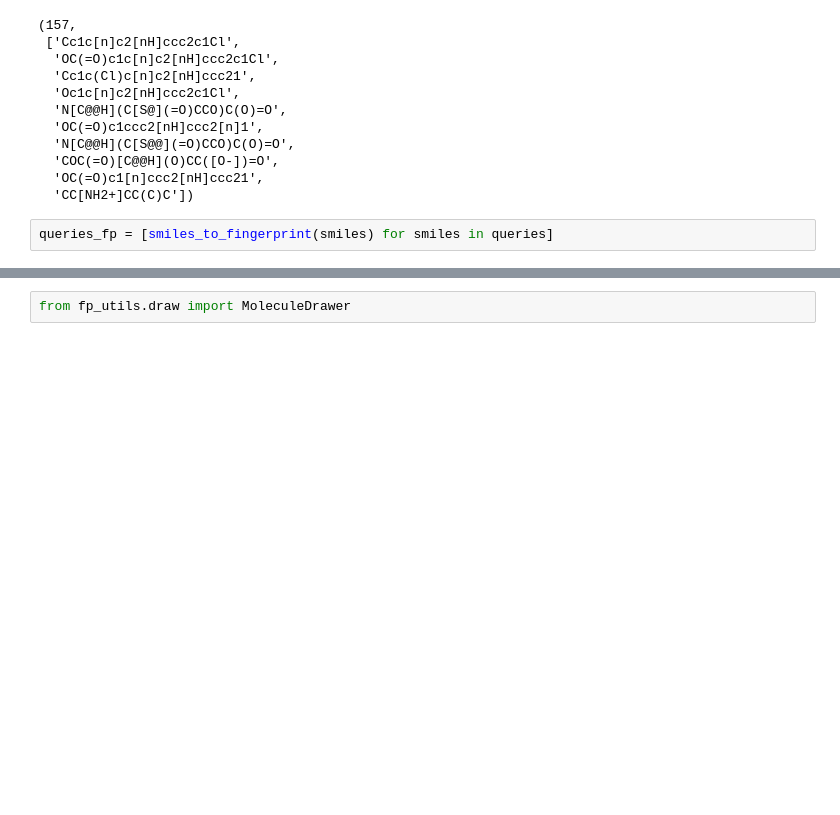
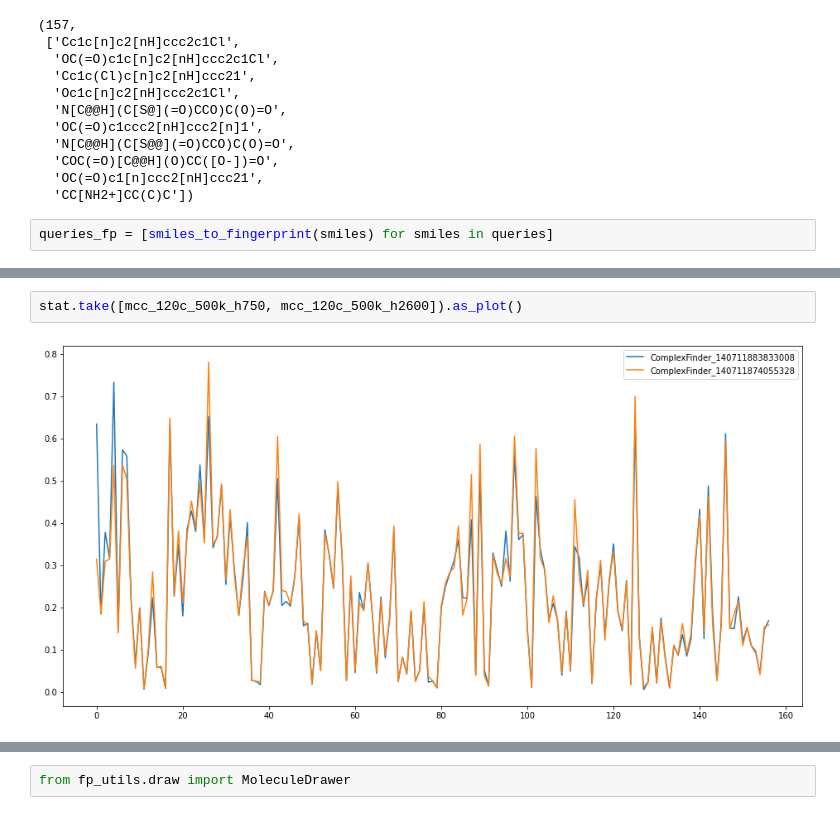
Before and after one commit to quantori/qtr-fingerprint, a Jupyter notebook: notebooks/build_and_run_substructure_finder.ipynb, the cells around one changed output, grey strips where cells are left out. Cells and saved outputs as stored; diff of their text form; blank space fills up the shorter version.

```diff
--- a/notebooks/build_and_run_substructure_finder.ipynb
+++ b/notebooks/build_and_run_substructure_finder.ipynb
@@ -112,0 +174,4 @@ mcc100_2kk = ComplexFinder(Path('/home/Vsevolod.Vaskin/qtr-fingerprint/data/data
+# %%
+stat.take([mcc_120c_500k_h750, mcc_120c_500k_h2600]).as_plot()
+# %% [output]
+[figure, added]
```
Also changed, not shown: parts of 13 cells of this notebook, 11 other files.
